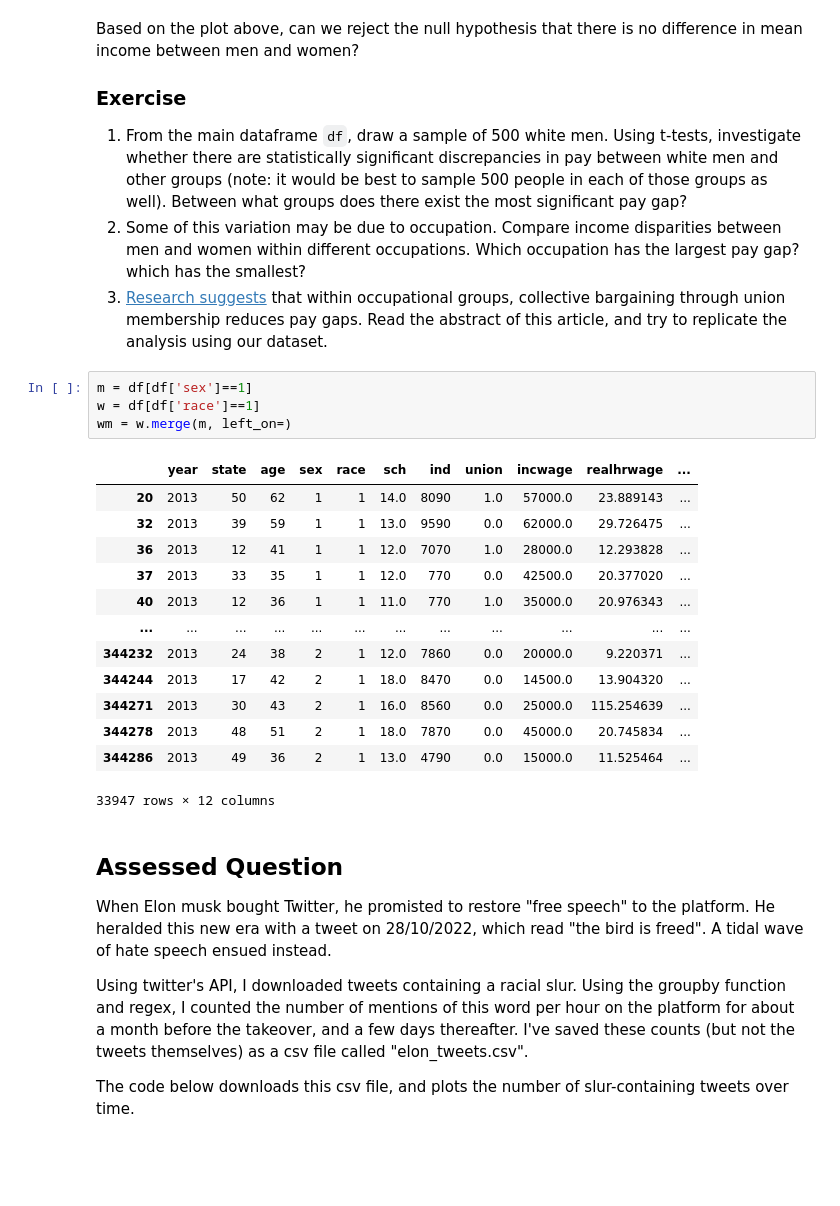
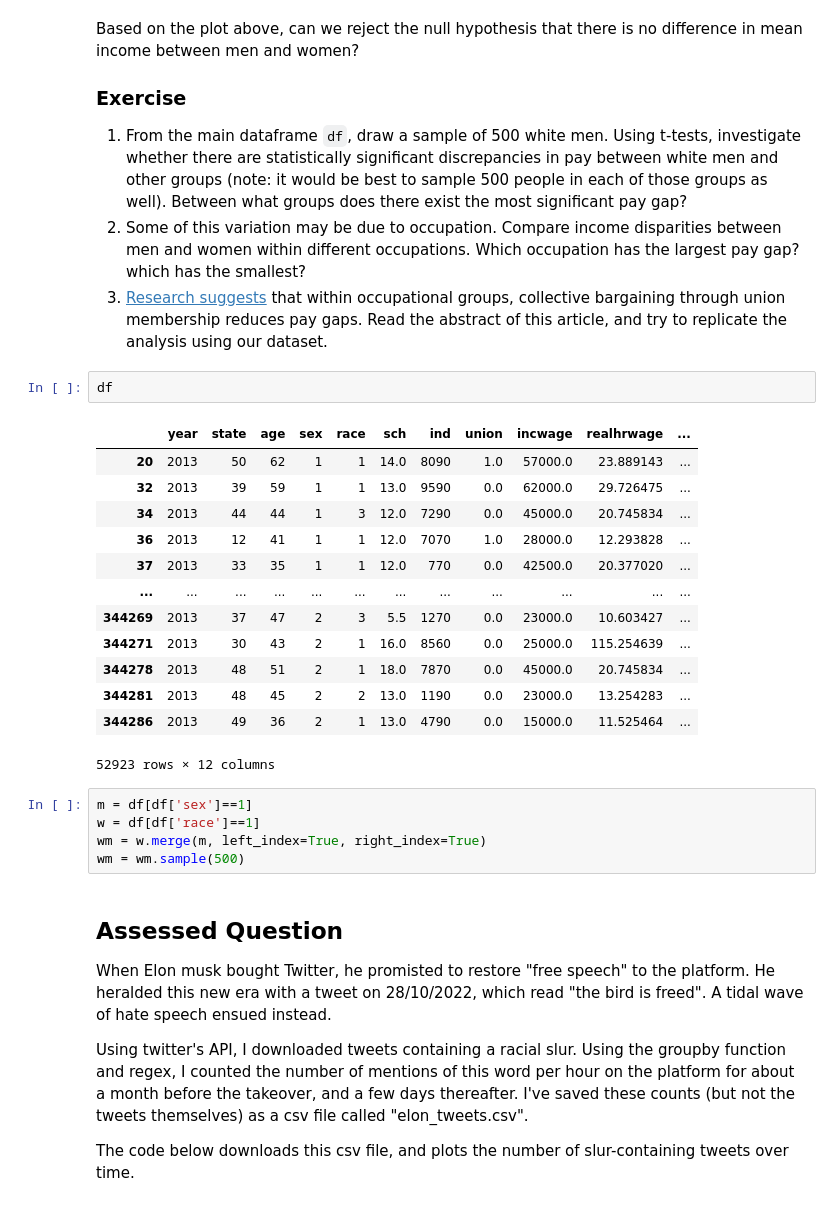
Before and after one commit to kwanyudyson/QM2, a Jupyter notebook: notebooks/W07. Hypothesis Testing.ipynb, the cells around one changed output. Cells and saved outputs as stored; diff of their text form; blank space fills up the shorter version.

```diff
--- a/notebooks/W07. Hypothesis Testing.ipynb
+++ b/notebooks/W07. Hypothesis Testing.ipynb
@@ -290,24 +290,27 @@ Based on the plot above, can we reject the null hypothesis that there is no diff
 1. From the main dataframe `df`, draw a sample of 500 white men. Using t-tests, investigate whether there are statistically significant discrepancies in pay between white men and other groups (note: it would be best to sample 500 people in each of those groups as well). Between what groups does there exist the most significant pay gap?
 2. Some of this variation may be due to occupation. Compare income disparities between men and women within different occupations. Which occupation has the largest pay gap? which has the smallest?
 3. [Research suggests](https://journals.sagepub.com/doi/abs/10.1177/0730888401028004005) that within occupational groups, collective bargaining through union membership reduces pay gaps. Read the abstract of this article, and try to replicate the analysis using our dataset.
+# %%
+df
+# %% [output]
+|  | year | state | age | sex | race | sch | ind | union | incwage | realhrwage | ... |
+| 20 | 2013 | 50 | 62 | 1 | 1 | 14.0 | 8090 | 1.0 | 57000.0 | 23.889143 | ... |
+| 32 | 2013 | 39 | 59 | 1 | 1 | 13.0 | 9590 | 0.0 | 62000.0 | 29.726475 | ... |
+| 34 | 2013 | 44 | 44 | 1 | 3 | 12.0 | 7290 | 0.0 | 45000.0 | 20.745834 | ... |
+| 36 | 2013 | 12 | 41 | 1 | 1 | 12.0 | 7070 | 1.0 | 28000.0 | 12.293828 | ... |
+| 37 | 2013 | 33 | 35 | 1 | 1 | 12.0 | 770 | 0.0 | 42500.0 | 20.377020 | ... |
+| ... | ... | ... | ... | ... | ... | ... | ... | ... | ... | ... | ... |
+| 344269 | 2013 | 37 | 47 | 2 | 3 | 5.5 | 1270 | 0.0 | 23000.0 | 10.603427 | ... |
+| 344271 | 2013 | 30 | 43 | 2 | 1 | 16.0 | 8560 | 0.0 | 25000.0 | 115.254639 | ... |
+| 344278 | 2013 | 48 | 51 | 2 | 1 | 18.0 | 7870 | 0.0 | 45000.0 | 20.745834 | ... |
+| 344281 | 2013 | 48 | 45 | 2 | 2 | 13.0 | 1190 | 0.0 | 23000.0 | 13.254283 | ... |
+| 344286 | 2013 | 49 | 36 | 2 | 1 | 13.0 | 4790 | 0.0 | 15000.0 | 11.525464 | ... |
+52923 rows × 12 columns
 # %%
 m = df[df['sex']==1]
 w = df[df['race']==1]
-wm = w.merge(m, left_on=)
+wm = w.merge(m, left_index=True, right_index=True)
+wm = wm.sample(500)
-# %% [output]
-|  | year | state | age | sex | race | sch | ind | union | incwage | realhrwage | ... |
-| 20 | 2013 | 50 | 62 | 1 | 1 | 14.0 | 8090 | 1.0 | 57000.0 | 23.889143 | ... |
-| 32 | 2013 | 39 | 59 | 1 | 1 | 13.0 | 9590 | 0.0 | 62000.0 | 29.726475 | ... |
-| 36 | 2013 | 12 | 41 | 1 | 1 | 12.0 | 7070 | 1.0 | 28000.0 | 12.293828 | ... |
-| 37 | 2013 | 33 | 35 | 1 | 1 | 12.0 | 770 | 0.0 | 42500.0 | 20.377020 | ... |
-| 40 | 2013 | 12 | 36 | 1 | 1 | 11.0 | 770 | 1.0 | 35000.0 | 20.976343 | ... |
-| ... | ... | ... | ... | ... | ... | ... | ... | ... | ... | ... | ... |
-| 344232 | 2013 | 24 | 38 | 2 | 1 | 12.0 | 7860 | 0.0 | 20000.0 | 9.220371 | ... |
-| 344244 | 2013 | 17 | 42 | 2 | 1 | 18.0 | 8470 | 0.0 | 14500.0 | 13.904320 | ... |
-| 344271 | 2013 | 30 | 43 | 2 | 1 | 16.0 | 8560 | 0.0 | 25000.0 | 115.254639 | ... |
-| 344278 | 2013 | 48 | 51 | 2 | 1 | 18.0 | 7870 | 0.0 | 45000.0 | 20.745834 | ... |
-| 344286 | 2013 | 49 | 36 | 2 | 1 | 13.0 | 4790 | 0.0 | 15000.0 | 11.525464 | ... |
-33947 rows × 12 columns
 # %% [markdown]
 ## Assessed Question
 
```
Also changed, not shown: parts of 15 cells of this notebook.
